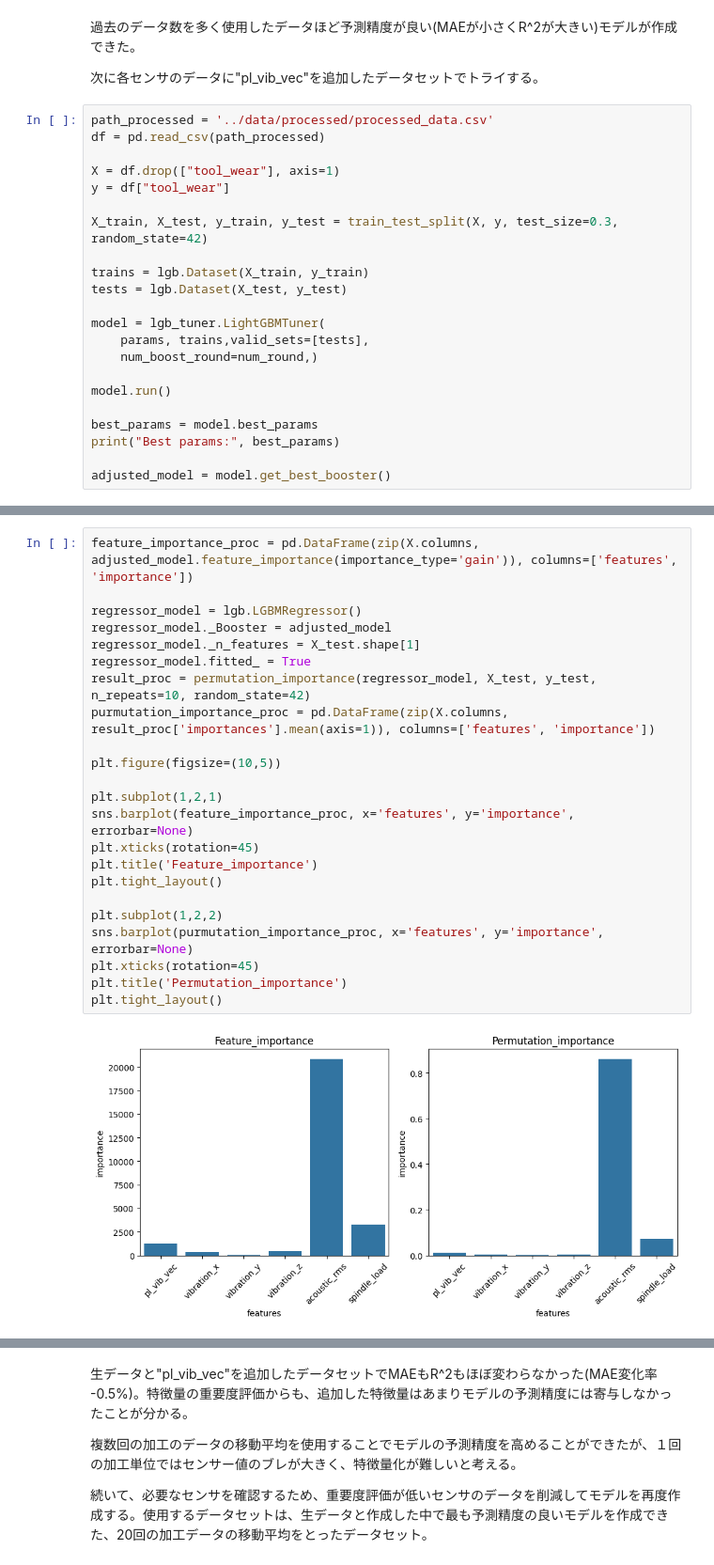
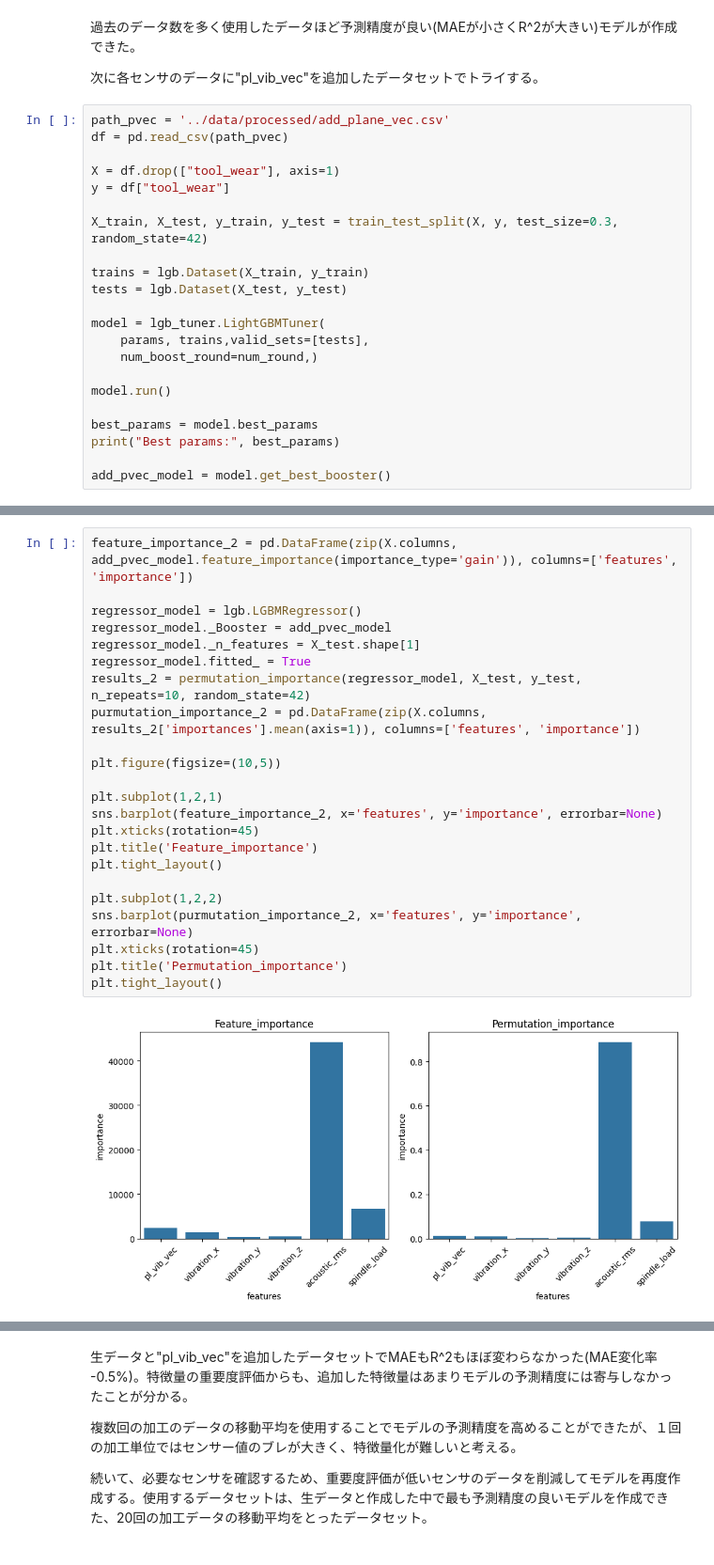
Before and after one commit to kenta-kawahata/manufacturing-data-analysis, a Jupyter notebook: notebooks/modeling.ipynb, the cells around one changed output, grey strips where cells are left out. Shown at 94% size. Cells and saved outputs as stored; diff of their text form.

```diff
--- a/notebooks/modeling(LightGBM).ipynb
+++ b/notebooks/modeling.ipynb
@@ -823,8 +947,8 @@ plt.tight_layout()
 
 次に各センサのデータに"pl_vib_vec"を追加したデータセットでトライする。
 # %%
-path_processed = '../data/processed/processed_data.csv'
-df = pd.read_csv(path_processed)
+path_pvec = '../data/processed/add_plane_vec.csv'
+df = pd.read_csv(path_pvec)
 
 X = df.drop(["tool_wear"], axis=1)
 y = df["tool_wear"]
@@ -843,5 +967,5 @@ model.run()
 best_params = model.best_params
 print("Best params:", best_params)
 
-adjusted_model = model.get_best_booster()
+add_pvec_model = model.get_best_booster()
 # %% [output]
@@ -966,25 +1102,25 @@ R^2 train:0.688, R^2 test:0.628
 # %%
-feature_importance_proc = pd.DataFrame(zip(X.columns, adjusted_model.feature_importance(importance_type='gain')), columns=['features', 'importance'])
+feature_importance_2 = pd.DataFrame(zip(X.columns, add_pvec_model.feature_importance(importance_type='gain')), columns=['features', 'importance'])
 
 regressor_model = lgb.LGBMRegressor()
-regressor_model._Booster = adjusted_model
+regressor_model._Booster = add_pvec_model
 regressor_model._n_features = X_test.shape[1]
 regressor_model.fitted_ = True
-result_proc = permutation_importance(regressor_model, X_test, y_test, n_repeats=10, random_state=42)
-purmutation_importance_proc = pd.DataFrame(zip(X.columns, result_proc['importances'].mean(axis=1)), columns=['features', 'importance'])
+results_2 = permutation_importance(regressor_model, X_test, y_test, n_repeats=10, random_state=42)
+purmutation_importance_2 = pd.DataFrame(zip(X.columns, results_2['importances'].mean(axis=1)), columns=['features', 'importance'])
 
 plt.figure(figsize=(10,5))
 
 plt.subplot(1,2,1)
-sns.barplot(feature_importance_proc, x='features', y='importance', errorbar=None)
+sns.barplot(feature_importance_2, x='features', y='importance', errorbar=None)
 plt.xticks(rotation=45)
 plt.title('Feature_importance')
 plt.tight_layout()
 
 plt.subplot(1,2,2)
-sns.barplot(purmutation_importance_proc, x='features', y='importance', errorbar=None)
+sns.barplot(purmutation_importance_2, x='features', y='importance', errorbar=None)
 plt.xticks(rotation=45)
 plt.title('Permutation_importance')
 plt.tight_layout()
 # %% [output]
-[figure, old version]
+[figure, new version]
```
Also changed, not shown: parts of 33 cells of this notebook, 9 other files.
